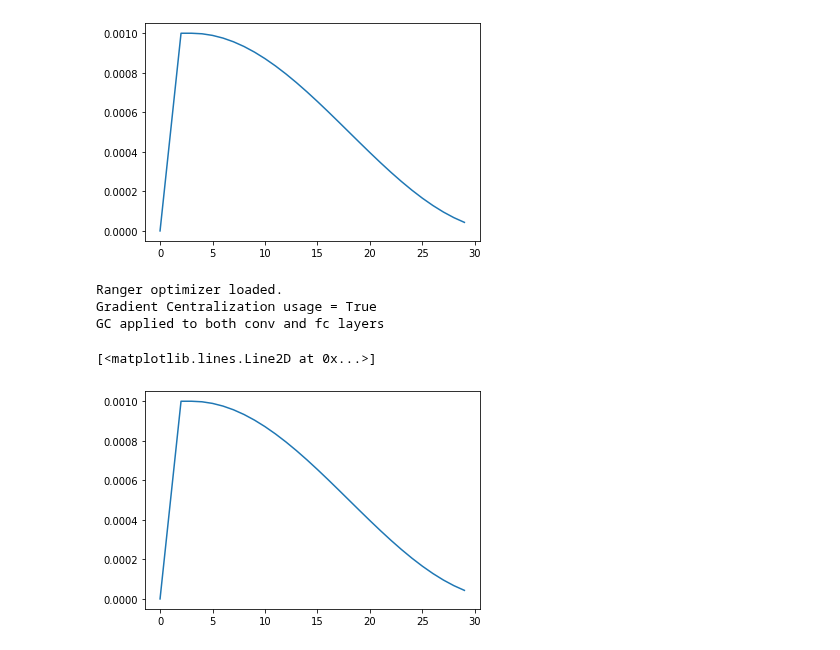
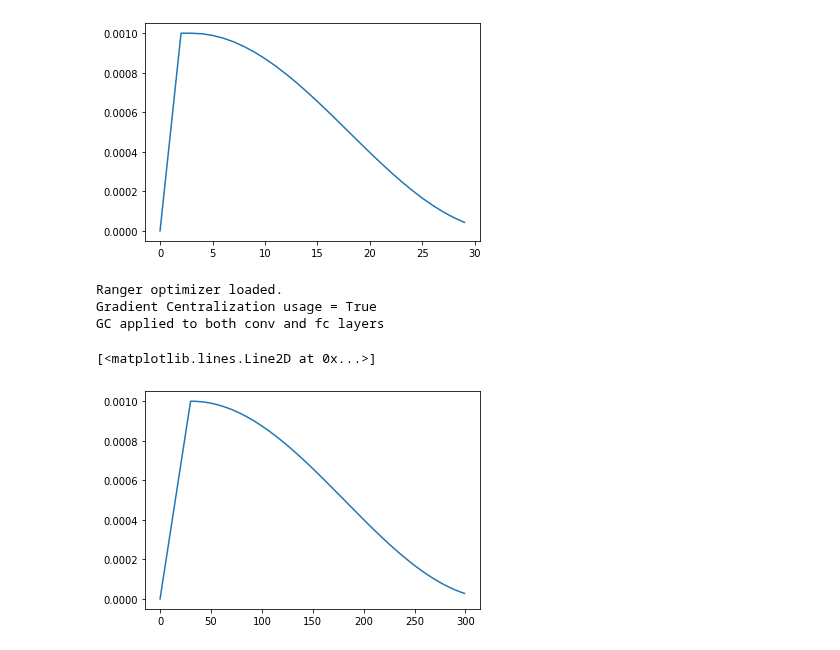
Before and after one commit to benihime91/leaf-disease-classification-kaggle, a Jupyter notebook: nbs/03_optimizers.ipynb, the cells around one changed output. Drawn from its saved outputs; the diff is of its cells as text; code cells hidden in the pictures.

Commit message:
fixes CosineAnnealingWarmupScheduler and updates config appropriately

```diff
--- a/nbs/03_optimizers.ipynb
+++ b/nbs/03_optimizers.ipynb
@@ -402,11 +402,11 @@ train_dl, _ = torch.utils.data.random_split(train_dl.dataset, lengths=[100, len(
 
 example_conf = dict(
     mixmethod = None,
-    loss_function = dict(type='src.core.LabelSmoothingCrossEntropy', eps=0.1),
+    loss_function = dict(_target_='src.core.LabelSmoothingCrossEntropy', eps=0.1),
     learning_rate = 1e-03,
     lr_mult = 100,
-    optimizer = dict(type='src.opts.Ranger', betas=(0.9, 0.99), eps=1e-06, weight_decay=0),
-    scheduler = dict(type='src.opts.FlatCos', num_epochs=10, pct_start=0.3),
+    optimizer = dict(_target_='src.opts.Ranger', betas=(0.9, 0.99), eps=1e-06, weight_decay=0),
+    scheduler = dict(_target_='src.opts.FlatCos', num_epochs=10, pct_start=0.3),
     metric_to_track = None,
     step_after = "step",
     frequency = 1,
@@ -601,42 +601,51 @@ GC applied to both conv and fc layers
 [figure]
 # %%
 #export
-def CosineAnnealingWarmupScheduler(optimizer:Optimizer, warmup_epochs:int, total_epochs:int, eta_min=0):
-    "Warmup up for `warmup_epochs` after which CosineAnnealing"
-    cosine_scheduler = CosineAnnealingLR(optimizer, T_max=total_epochs, eta_min=eta_min)
+def CosineAnnealingWarmupScheduler(optimizer:Optimizer, total_epochs:int,
+                                   steps_per_epoch:int, eta_min:float=0.,
+                                   pct_start:float = 0.1):
 
-    warmup_scheduler = GradualWarmupScheduler(optimizer, multiplier=1,
-                                              total_epoch=warmup_epochs,
-                                              after_scheduler=cosine_scheduler)
+    "Warmup till `pct_start` after which CosineAnnealing"
+    total_steps  = total_epochs * steps_per_epoch
+    warmup_steps = pct_start * total_steps
+
+    cosine_scheduler = CosineAnnealingLR(optimizer, T_max=total_steps, eta_min=eta_min)
+
+    warmup_scheduler = GradualWarmupScheduler(optimizer,
+                                            multiplier=1,
+                                            total_epoch=warmup_steps,
+                                            after_scheduler=cosine_scheduler)
     return warmup_scheduler
 # %%
-epoch = 30
 rand_input = torch.randn((4, 255))
 rand_model = torch.nn.Linear(in_features=255, out_features=1, bias=False)
 
 rand_preds = rand_model(rand_input)
 rand_output= torch.ones_like(rand_preds)
 loss = torch.nn.functional.binary_cross_entropy_with_logits(rand_preds, rand_output)
 loss.backward()
 
+total_epochs = 30
+steps_per_epoch = 10
+
 opt = Ranger(params(rand_model))
-sch = CosineAnnealingWarmupScheduler(opt, warmup_epochs=2, total_epochs=epoch)
+sch = CosineAnnealingWarmupScheduler(opt, total_epochs, steps_per_epoch)
 
 lr = []
 
 for e in range(epoch):
-    for idx in range(10):
+    for idx in range(steps_per_epoch):
         opt.step()
-    lr.append(opt.param_groups[0]['lr'])
-    sch.step()
+        lr.append(opt.param_groups[0]['lr'])
+        sch.step()
 
 plt.plot(lr)
 # %% [output]
 Ranger optimizer loaded.
 Gradient Centralization usage = True
 GC applied to both conv and fc layers
 [<matplotlib.lines.Line2D at 0x...>]
-[figure, old version]
+[figure, new version]
 # %%
 #hide
 from nbdev.export import *
```
Also changed, not shown: parts of 1 cell of this notebook, 4 other files.
